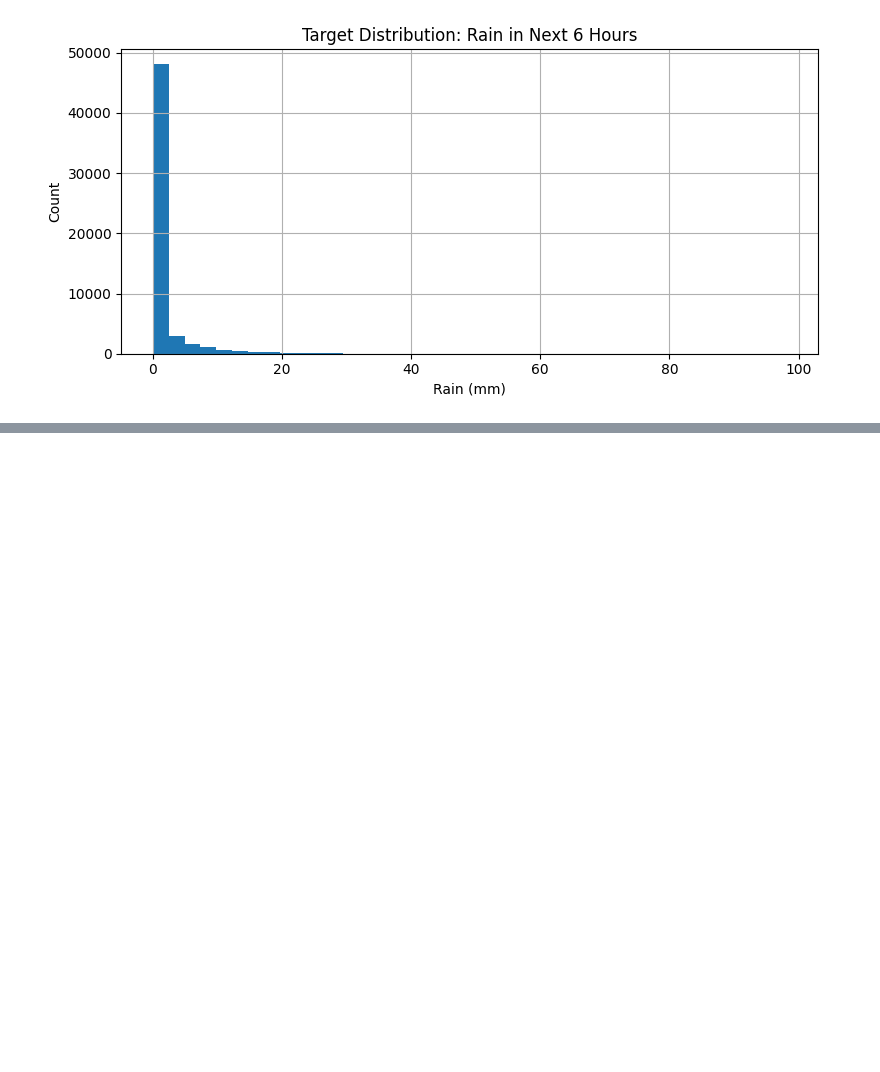
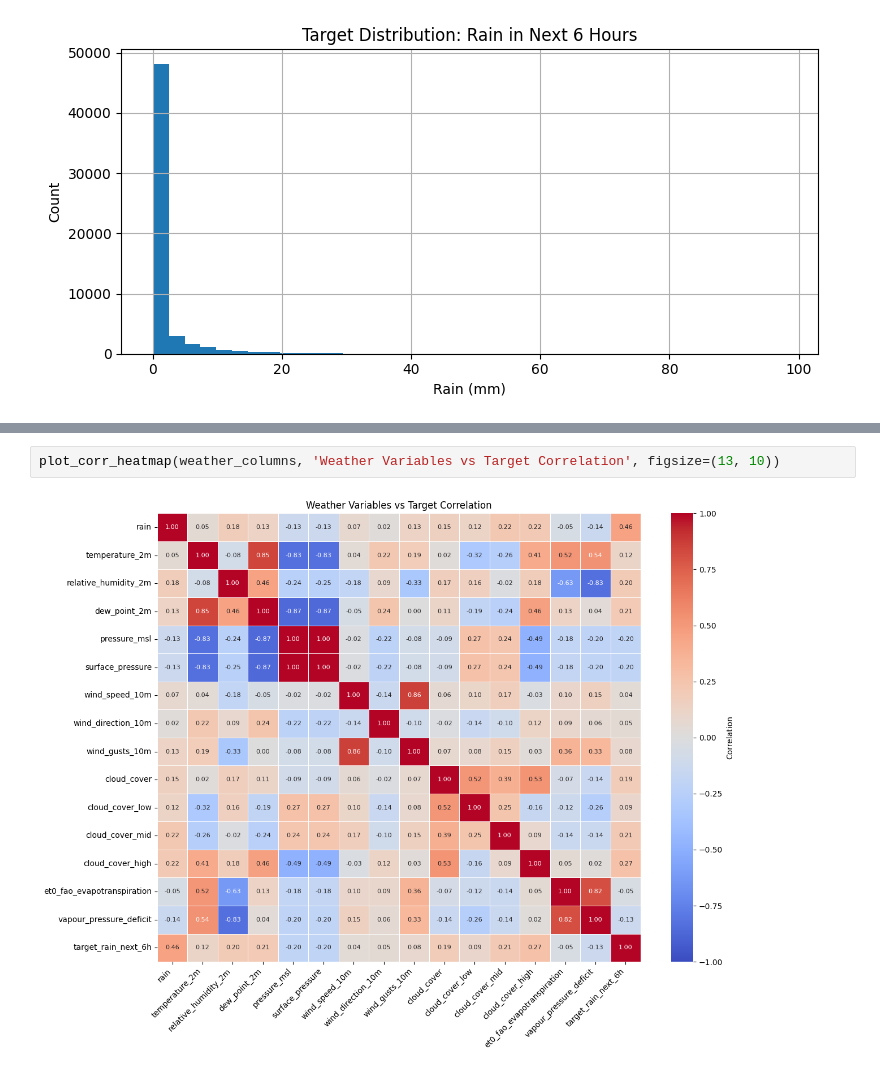
Before and after one commit to yuh3705/rain-forecasr-ML, a Jupyter notebook: Notebooks/Exploratory_Data_Analysis.ipynb, the cells around one changed output, grey strips where cells are left out. Drawn from its saved outputs; the diff is of its cells as text; blank space fills up the shorter version.

```diff
--- a/Notebooks/Exploratory_Data_Analysis.ipynb
+++ b/Notebooks/Exploratory_Data_Analysis.ipynb
@@ -71,0 +147,4 @@ plt.tight_layout()
+# %%
+plot_corr_heatmap(weather_columns, 'Weather Variables vs Target Correlation', figsize=(13, 10))
+# %% [output]
+[figure, added]
```
Also changed, not shown: parts of 8 cells of this notebook, 57 other files.
